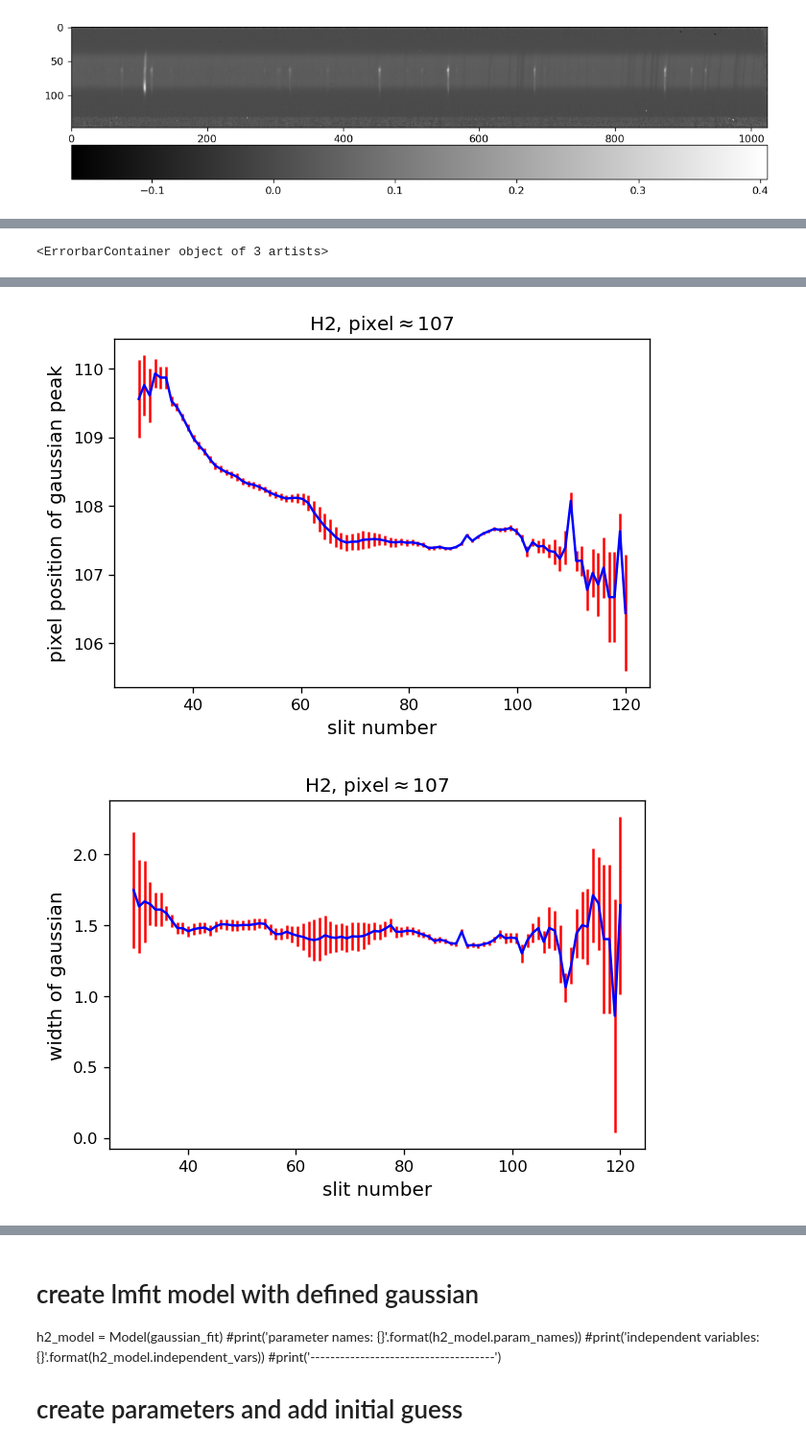
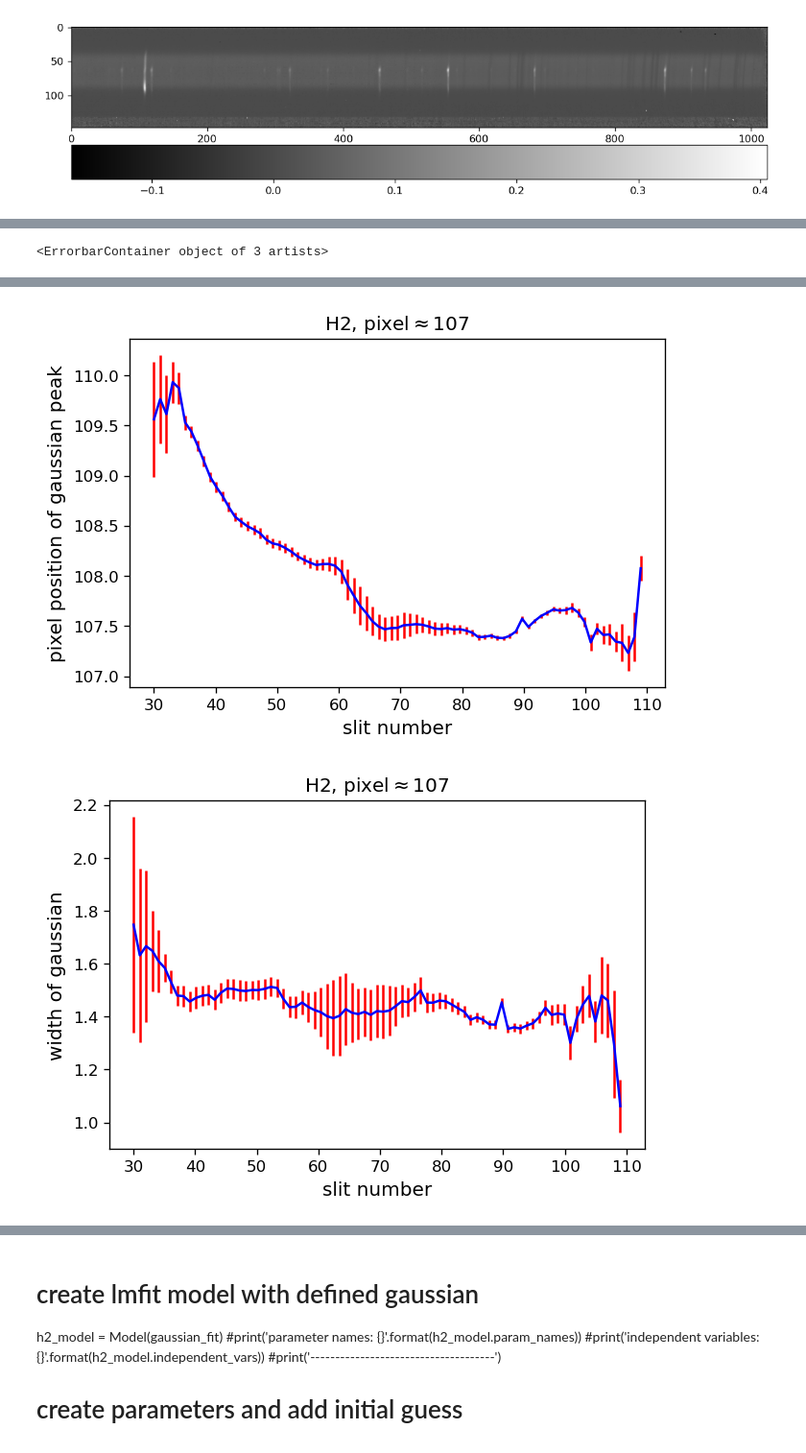
Before and after one commit to ruoyanwangdr/Dynamics-of-Jovian-Infrared-Auroral-Ionosphere-and-Thermosphere, a Jupyter notebook: h3p.ipynb, the cells around one changed output, grey strips where cells are left out. Shown at 96% size. Drawn from its saved outputs; the diff is of its cells as text; code cells hidden in the pictures.

```diff
--- a/h3p.ipynb
+++ b/h3p.ipynb
@@ -9,12 +9,15 @@ from lmfit import Model
 import warnings
 warnings.filterwarnings('ignore')
 
+
 # path joining version for other paths
 notebook_path = os.path.abspath('h3p.ipynb')
 filepath = os.path.join(os.path.dirname(notebook_path), '02jun17/spec/')
 
+
 # count number of fits files in folder
 filesize = len([name for name in os.listdir(filepath) if os.path.isfile(os.path.join(filepath, name))])
+
 
 # load fits data from order 36
 nirspec7_data = []
@@ -37,21 +40,6 @@ for i in range(filesize):
 nirspec7_data_array = np.array(nirspec7_data)
 
 
-"""
-# load fits header from raw
-nirspec7_header = []
-for i in range(filesize):
-    n = i + 22 # fits index starts from 22
-    if n < 100:
-        hdu_header = fits.open(filepath + 'jun02s00' + '{}.fits'.format(n), ignore_missing_end=True)[0].header
-        nirspec7_header.append(hdu_header)
-    elif n >= 100 and n < 112: # fits index ends at 111
-        hdu_header = fits.open(filepath + 'jun02s0' + '{}.fits'.format(n), ignore_missing_end=True)[0].header
-        nirspec7_header.append(hdu_header)
-    elif n >= 112:
-        break
-"""
-
 # obtain average flat field
 average_flat_field = np.mean((nirspec7_data_array[32-22],
                               nirspec7_data_array[33-22],
@@ -63,6 +51,7 @@ average_flat_field = np.mean((nirspec7_data_array[32-22],
                               nirspec7_data_array[39-22],
                               nirspec7_data_array[40-22],
                               nirspec7_data_array[41-22],), axis=0)
+
 
 # obtain average flat lamp off
 average_flat_lamp_off = np.mean((nirspec7_data_array[22-22],
@@ -76,6 +65,7 @@ average_flat_lamp_off = np.mean((nirspec7_data_array[22-22],
                                  nirspec7_data_array[30-22],
                                  nirspec7_data_array[31-22],), axis=0)
 
+
 # sky frames confirmed
 sky51 = nirspec7_data_array[51-22] # jun02s0051_order36.fits
 sky59 = nirspec7_data_array[59-22] # jun02s0059_order36.fits
@@ -85,6 +75,7 @@ sky78 = nirspec7_data_array[78-22] # jun02s0078_order36.fits
 sky79 = nirspec7_data_array[79-22] # jun02s0079_order36.fits
 sky91 = nirspec7_data_array[91-22] # jun02s0091_order36.fits
 sky103 = nirspec7_data_array[103-22] # jun02s0103_order36.fits
+
 
 # convert observation time (UTC) to seconds
 def fits_header_utc_to_second(fn):
@@ -108,6 +99,7 @@ def fits_header_utc_to_second(fn):
     seconds = h * 3600 + m * 60 + s
     return seconds
 
+
 # scale the sky frame using the equation on page 9 of Stallard_et_al_2019
 sky1 = sky60
 sky2 = sky72
@@ -118,9 +110,11 @@ td = fits_header_utc_to_second(61)
 
 sky_total = sky1 * ((t2 - td) / (t2 - t1)) + sky2 * ((td - t1) / (t2 - t1))
 
+
 # remove sky background: (object - sky_frame)/(average_flat_field - average_flat_lamp_off)
 sky_subtracted = (nirspec7_data_array[61-22] - sky_total) / (average_flat_field - average_flat_lamp_off)
 pixel = np.linspace(0, np.size(sky_subtracted, 1), np.size(sky_subtracted, 1))
+
 
 # show reduced fits
 plt.figure(figsize=(12,6), dpi=120)
@@ -130,12 +124,15 @@ plt.imshow(sky_subtracted, cmap='gist_gray')
 #plt.ylim(60,30)
 plt.colorbar(orientation='horizontal', pad=0.05)
 
+
 # load waverange
 waverange = fits.open(filepath + 'order36/' + 'waverange.fits', ignore_missing_end=True)[0].data
+
 
 # define normalization function
 def normalize(data):
     return (data - np.min(data)) / (np.max(data) - np.min(data))
+
 
 # define guassian function, credit to pen and pants IDL's Gaussfit in Python
 def gaussian_fit(x, a0, a1, a2, a3, a4, a5):
@@ -194,13 +181,21 @@ h2_a2_error = []
 # loop over all slits containing observed emission
 # and obtain fitting parameters of each slit
 lower = 30
-upper = 120
-
+upper = 110
+"""
 for i in range(lower, upper):
     try:
         h2_fit_result = h2_model.fit(sky_subtracted[i], h2_params, x=pixel)
     except:
-        pass
+        print('Something wrong')
+    else:
+        print('Nothing wrong')
+"""
+
+for i in range(lower, upper):
+    if i == 35:
+        continue
+    h2_fit_result = h2_model.fit(sky_subtracted[i], h2_params, x=pixel)
     h2_a0.append(h2_fit_result.params['a0'].value)
     h2_a0_error.append(h2_fit_result.params['a0'].stderr)
     h2_a1.append(h2_fit_result.params['a1'].value)
@@ -241,5 +236,5 @@ plt.errorbar(h2_slit_number, h2_a2_array, yerr=h2_a2_error_array, ls='-', color=
-[figure, old version]
+[figure, new version]
-[figure, old version]
+[figure, new version]
 # %%
 # create lmfit model with defined gaussian
 h3p_model = Model(gaussian_fit)
```
Also changed, not shown: parts of 8 cells of this notebook.
